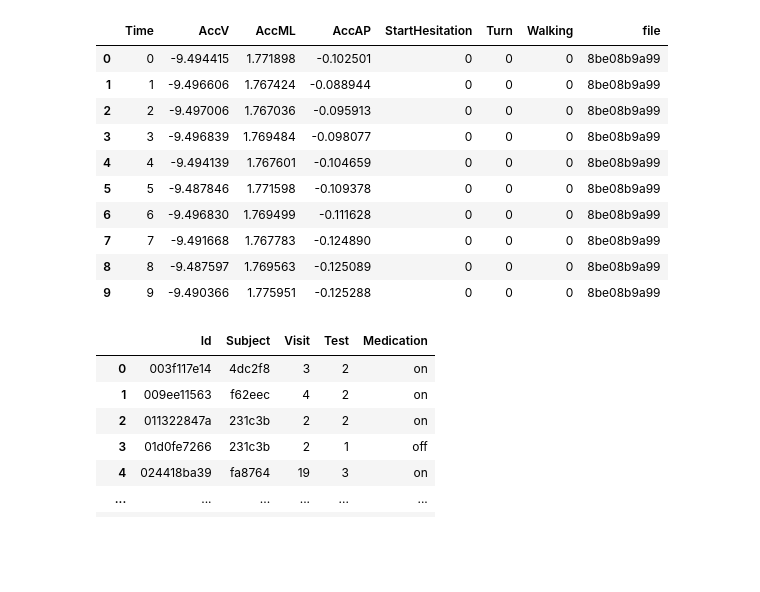
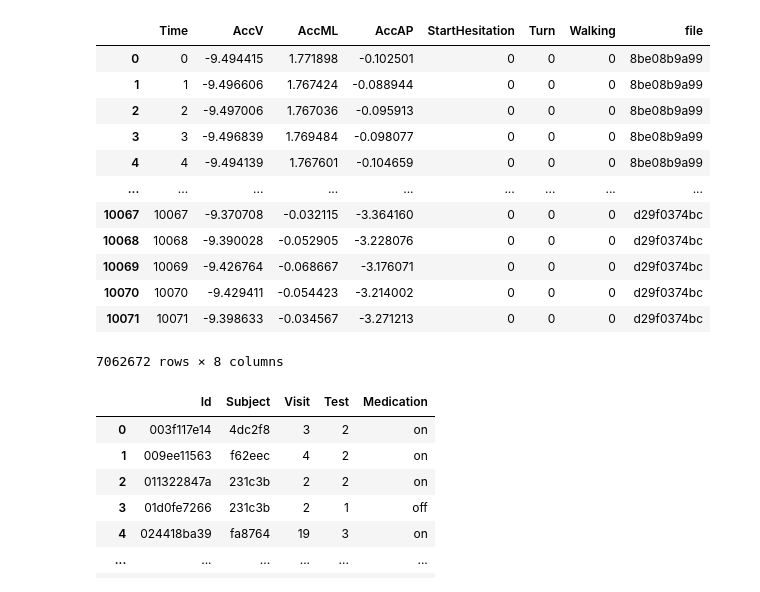
Before and after one commit to szakacsl/parkinson_fog, a Jupyter notebook: DataFilter.ipynb, the cells around one changed output. Drawn from its saved outputs; the diff is of its cells as text; code cells hidden in the pictures; blank space fills up the shorter version.

```diff
--- a/DataFilter.ipynb
+++ b/DataFilter.ipynb
@@ -6,26 +6,28 @@ import random
 import pandas as pd
 import numpy as np
 # %%
-DATA_ROOT_TDCSFOG = './parkinson_data/train/tdcsfog/'
+DATA_ROOT_TDCSFOG = './../parkinson_data/train/tdcsfog/'
 tdcsfog = pd.DataFrame()
 for root, dirs, files in os.walk(DATA_ROOT_TDCSFOG):
     for name in files:
         f = os.path.join(root, name)
         df_list= pd.read_csv(f)
         words = name.split('.')[0]
         df_list['file']= name.split('.')[0]
         tdcsfog = pd.concat([tdcsfog, df_list], axis=0)
 tdcsfog
 # %% [output]
 |  | Time | AccV | AccML | AccAP | StartHesitation | Turn | Walking | file |
 | 0 | 0 | -9.494415 | 1.771898 | -0.102501 | 0 | 0 | 0 | 8be08b9a99 |
 | 1 | 1 | -9.496606 | 1.767424 | -0.088944 | 0 | 0 | 0 | 8be08b9a99 |
 | 2 | 2 | -9.497006 | 1.767036 | -0.095913 | 0 | 0 | 0 | 8be08b9a99 |
 | 3 | 3 | -9.496839 | 1.769484 | -0.098077 | 0 | 0 | 0 | 8be08b9a99 |
 | 4 | 4 | -9.494139 | 1.767601 | -0.104659 | 0 | 0 | 0 | 8be08b9a99 |
-| 5 | 5 | -9.487846 | 1.771598 | -0.109378 | 0 | 0 | 0 | 8be08b9a99 |
-| 6 | 6 | -9.496830 | 1.769499 | -0.111628 | 0 | 0 | 0 | 8be08b9a99 |
-| 7 | 7 | -9.491668 | 1.767783 | -0.124890 | 0 | 0 | 0 | 8be08b9a99 |
-| 8 | 8 | -9.487597 | 1.769563 | -0.125089 | 0 | 0 | 0 | 8be08b9a99 |
-| 9 | 9 | -9.490366 | 1.775951 | -0.125288 | 0 | 0 | 0 | 8be08b9a99 |
+| ... | ... | ... | ... | ... | ... | ... | ... | ... |
+| 10067 | 10067 | -9.370708 | -0.032115 | -3.364160 | 0 | 0 | 0 | d29f0374bc |
+| 10068 | 10068 | -9.390028 | -0.052905 | -3.228076 | 0 | 0 | 0 | d29f0374bc |
+| 10069 | 10069 | -9.426764 | -0.068667 | -3.176071 | 0 | 0 | 0 | d29f0374bc |
+| 10070 | 10070 | -9.429411 | -0.054423 | -3.214002 | 0 | 0 | 0 | d29f0374bc |
+| 10071 | 10071 | -9.398633 | -0.034567 | -3.271213 | 0 | 0 | 0 | d29f0374bc |
+7062672 rows × 8 columns
 # %%
```
Also changed, not shown: parts of 9 cells of this notebook, 4 other files.
